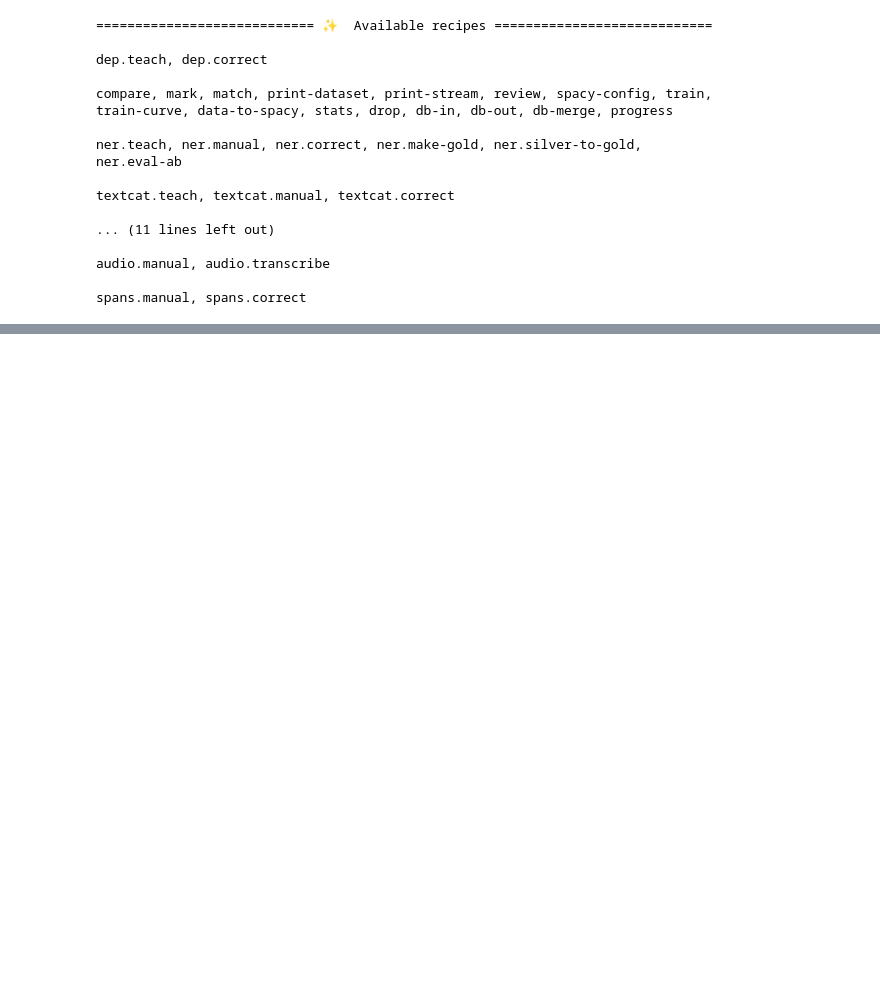
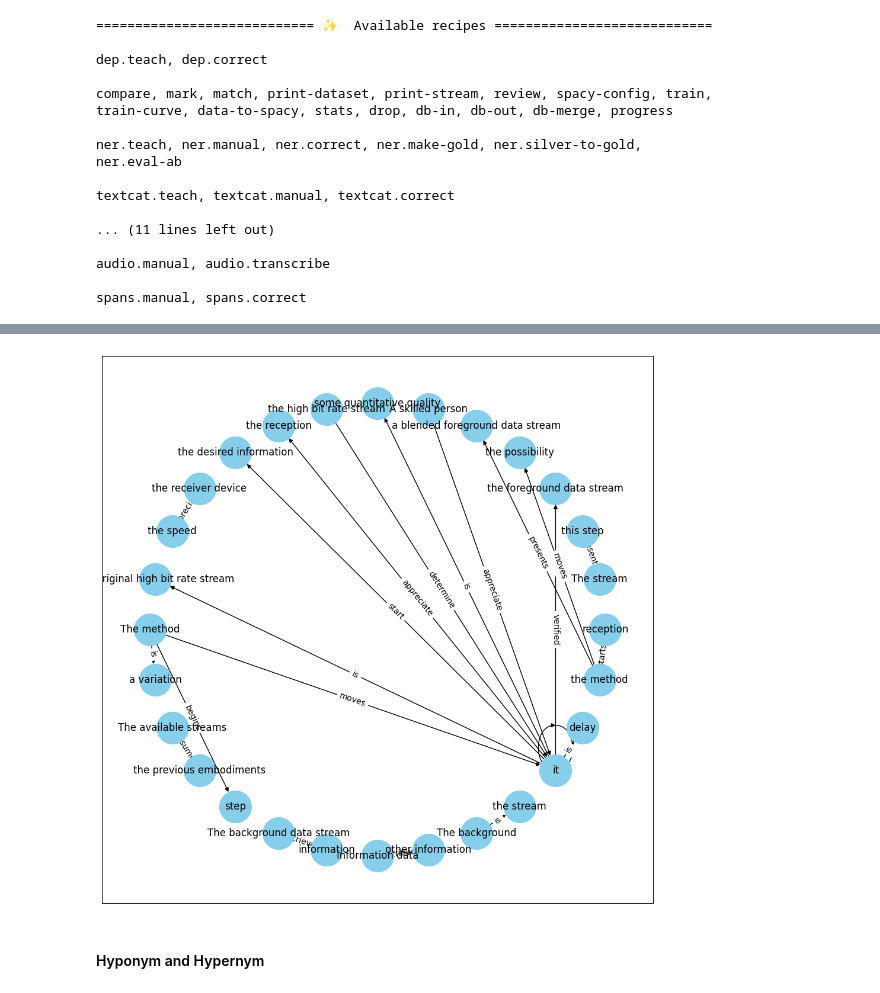
Before and after one commit to danaaubakirova/Information-Retrieval-FP, a Jupyter notebook: final_notebook.ipynb, the cells around one changed output, grey strips where cells are left out. Drawn from its saved outputs; the diff is of its cells as text; code cells hidden in the pictures; blank space fills up the shorter version.

```diff
--- a/final_notebook.ipynb
+++ b/final_notebook.ipynb
@@ -452,0 +319,30 @@ TypeError: 'module' object is not callable
+# %%
+def is_predicate(token):
+    return token.pos_ in ["VERB", "AUX"]
+
+def get_single_best_predicate(tokens):
+    head_tokens = set()
+    for token in tokens:
+        if is_predicate(token):
+            head_tokens.add(token.head)
+    best_predicates = [token for token in head_tokens if is_predicate(token)]
+    return best_predicates[0] if best_predicates else None
+
+predicates_between_noun_chunks = []
+
+for i in range(len(noun_chunks) - 1):
+    start_chunk = noun_chunks[i]
+    end_chunk = noun_chunks[i + 1]
+
+    if start_chunk.sent != end_chunk.sent:
+        continue
+
+    tokens_between = list(doc[start_chunk.end:end_chunk.start])
+    single_best_predicate = get_single_best_predicate(tokens_between)
+
+    if single_best_predicate:
+        predicates_between_noun_chunks.append((start_chunk, single_best_predicate, end_chunk))
+
+# Print the results
+for start_chunk, single_best_predicate, end_chunk in predicates_between_noun_chunks:
+    print(f"{start_chunk} -> {single_best_predicate.text} -> {end_chunk}")
@@ -452,0 +367,16 @@ TypeError: 'module' object is not callable
+# %%
+df = pd.DataFrame(predicates_between_noun_chunks, columns=['start_chunk', 'single_best_predicate', 'end_chunk'])
+df['start_chunk'] = df['start_chunk'].astype(str)
+df['end_chunk'] = df['end_chunk'].astype(str)
+df['single_best_predicate'] = df['single_best_predicate'].astype(str)
+
+G = nx.from_pandas_edgelist(df, 'start_chunk', 'end_chunk', edge_attr='single_best_predicate', create_using=nx.DiGraph())
+plt.figure(figsize=(12,12))
+pos = nx.shell_layout(G)
+nx.draw_networkx(G, with_labels=True, node_color='skyblue', node_size=1500, edge_cmap=plt.cm.Blues, pos = pos)
+nx.draw_networkx_edge_labels(G, pos=pos, edge_labels=nx.get_edge_attributes(G, 'single_best_predicate'))
+plt.show()
+# %% [output]
+[figure, added]
+# %% [markdown]
+#### Hyponym and Hypernym
```
Also changed, not shown: parts of 14 cells of this notebook, 28 other files.
